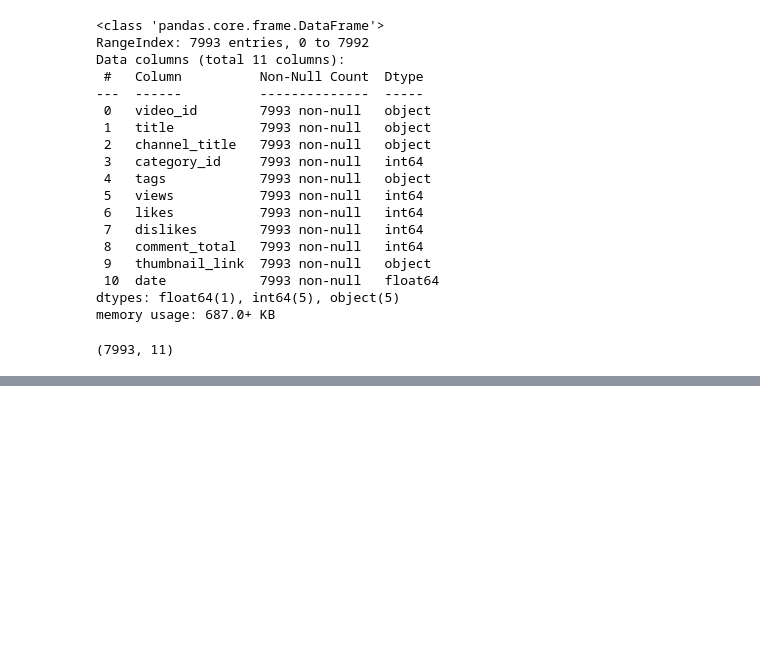
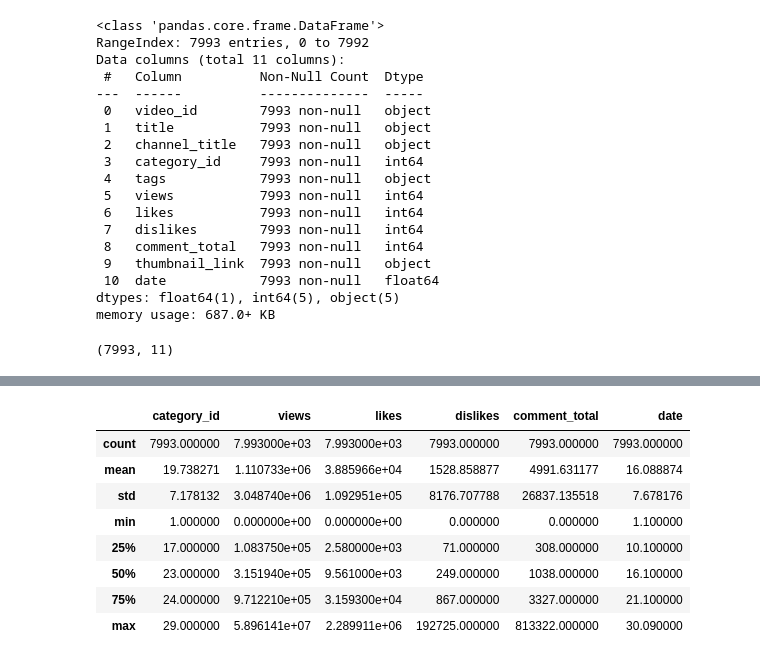
Before and after one commit to daff-250900/diplomado-ciencia-de-datos, a Jupyter notebook: Modulo2/Practica2/practica2.ipynb, the cells around one changed output, grey strips where cells are left out. Saved outputs shown, nothing was run; the diff lists cells and outputs as text; code cells hidden in the pictures; blank space fills up the shorter version.

```diff
--- a/Modulo2/Practica2/practica2.ipynb
+++ b/Modulo2/Practica2/practica2.ipynb
@@ -29,0 +60,12 @@ df.shape
+# %%
+df.describe()
+# %% [output]
+|  | category_id | views | likes | dislikes | comment_total | date |
+| count | 7993.000000 | 7.993000e+03 | 7.993000e+03 | 7993.000000 | 7993.000000 | 7993.000000 |
+| mean | 19.738271 | 1.110733e+06 | 3.885966e+04 | 1528.858877 | 4991.631177 | 16.088874 |
+| std | 7.178132 | 3.048740e+06 | 1.092951e+05 | 8176.707788 | 26837.135518 | 7.678176 |
+| min | 1.000000 | 0.000000e+00 | 0.000000e+00 | 0.000000 | 0.000000 | 1.100000 |
+| 25% | 17.000000 | 1.083750e+05 | 2.580000e+03 | 71.000000 | 308.000000 | 10.100000 |
+| 50% | 23.000000 | 3.151940e+05 | 9.561000e+03 | 249.000000 | 1038.000000 | 16.100000 |
+| 75% | 24.000000 | 9.712210e+05 | 3.159300e+04 | 867.000000 | 3327.000000 | 21.100000 |
+| max | 29.000000 | 5.896141e+07 | 2.289911e+06 | 192725.000000 | 813322.000000 | 30.090000 |
```
Also changed, not shown: parts of 13 cells of this notebook, 1 other file.
